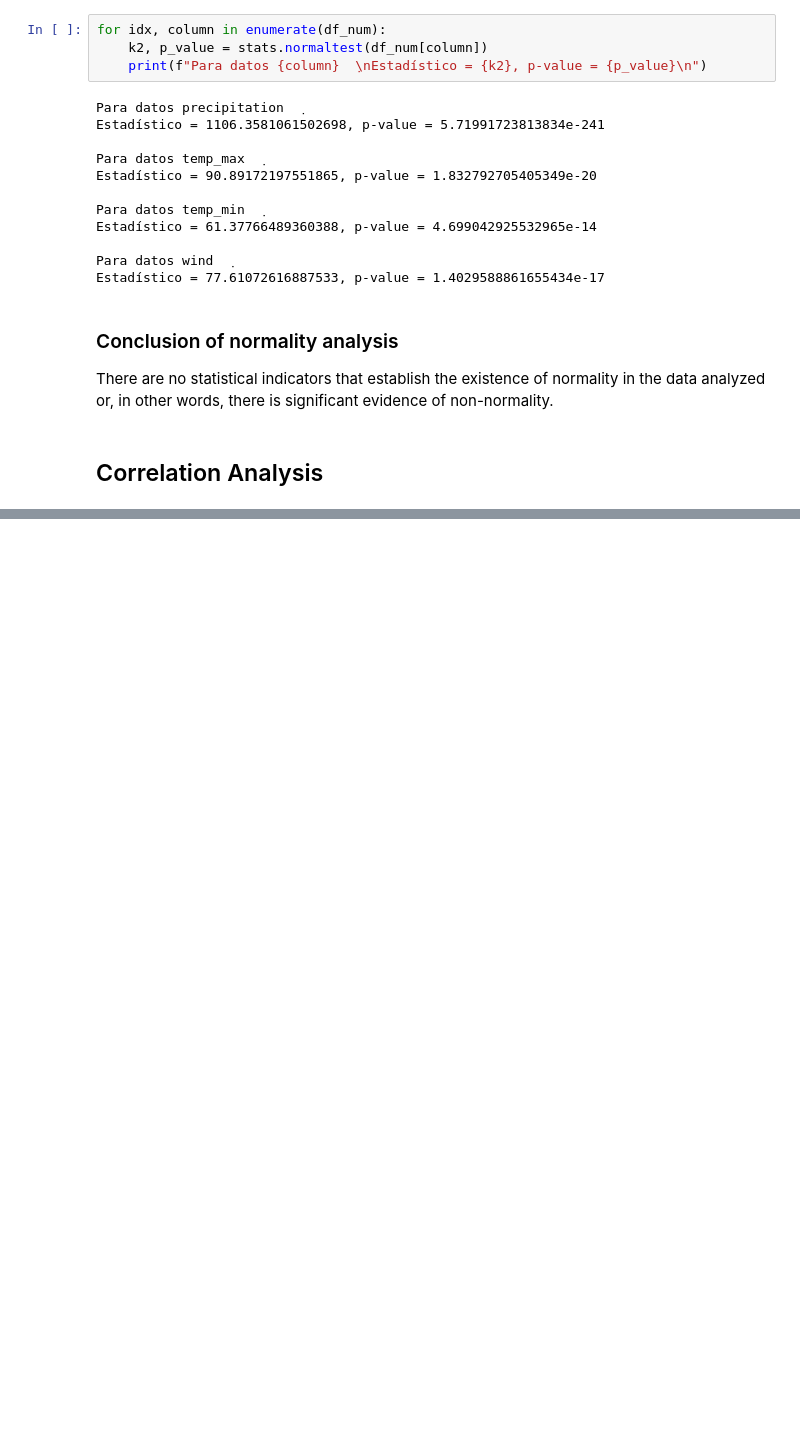
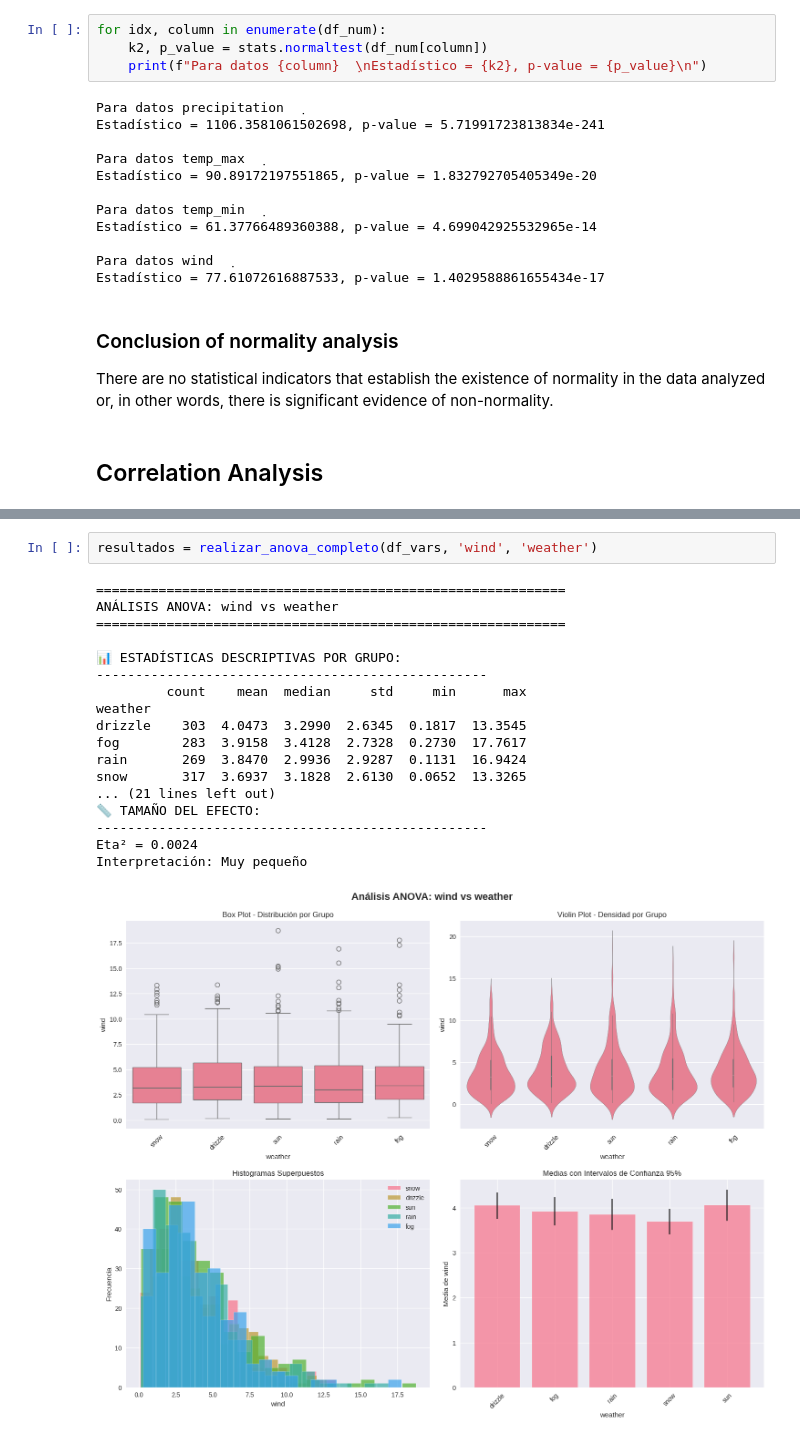
Before and after one commit to Luitz1/Projects, a Jupyter notebook: Data Analyst Projects/3_Climate_Analysis/climate_seattle/notebooks/03_statistical_analysis.ipynb, the cells around one changed output, grey strips where cells are left out. Cells and saved outputs as stored; diff of their text form; blank space fills up the shorter version.

```diff
--- a/Data Analyst Projects/3_Climate_Analysis/climate_seattle/notebooks/03_statistical_analysis.ipynb
+++ b/Data Analyst Projects/3_Climate_Analysis/climate_seattle/notebooks/03_statistical_analysis.ipynb
@@ -161,0 +388,21 @@ Prox
+# %%
+resultados = realizar_anova_completo(df_vars, 'wind', 'weather')
+# %% [output]
+============================================================
+ANÁLISIS ANOVA: wind vs weather
+============================================================
+
+📊 ESTADÍSTICAS DESCRIPTIVAS POR GRUPO:
+--------------------------------------------------
+         count    mean  median     std     min      max
+weather
+drizzle    303  4.0473  3.2990  2.6345  0.1817  13.3545
+fog        283  3.9158  3.4128  2.7328  0.2730  17.7617
+rain       269  3.8470  2.9936  2.9287  0.1131  16.9424
+snow       317  3.6937  3.1828  2.6130  0.0652  13.3265
+... (21 lines left out)
+📏 TAMAÑO DEL EFECTO:
+--------------------------------------------------
+Eta² = 0.0024
+Interpretación: Muy pequeño
+[figure, added]
```
Also changed, not shown: parts of 9 cells of this notebook, 2 other files.
